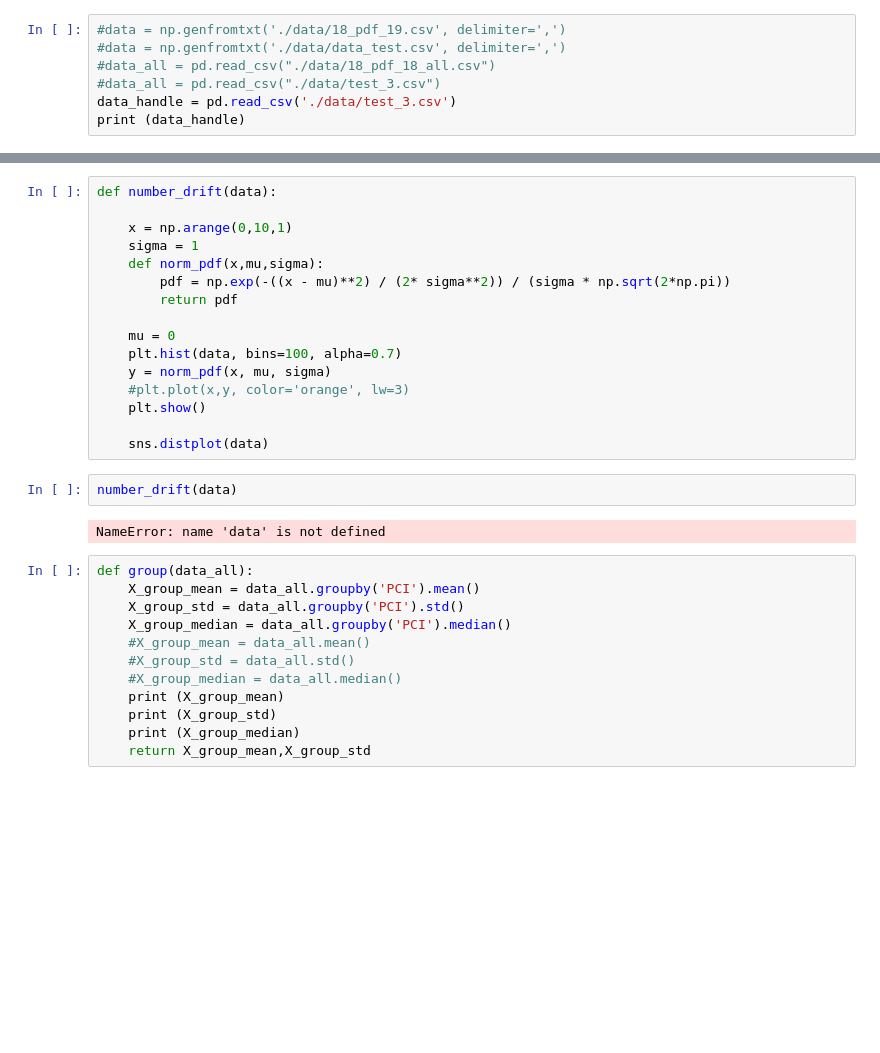
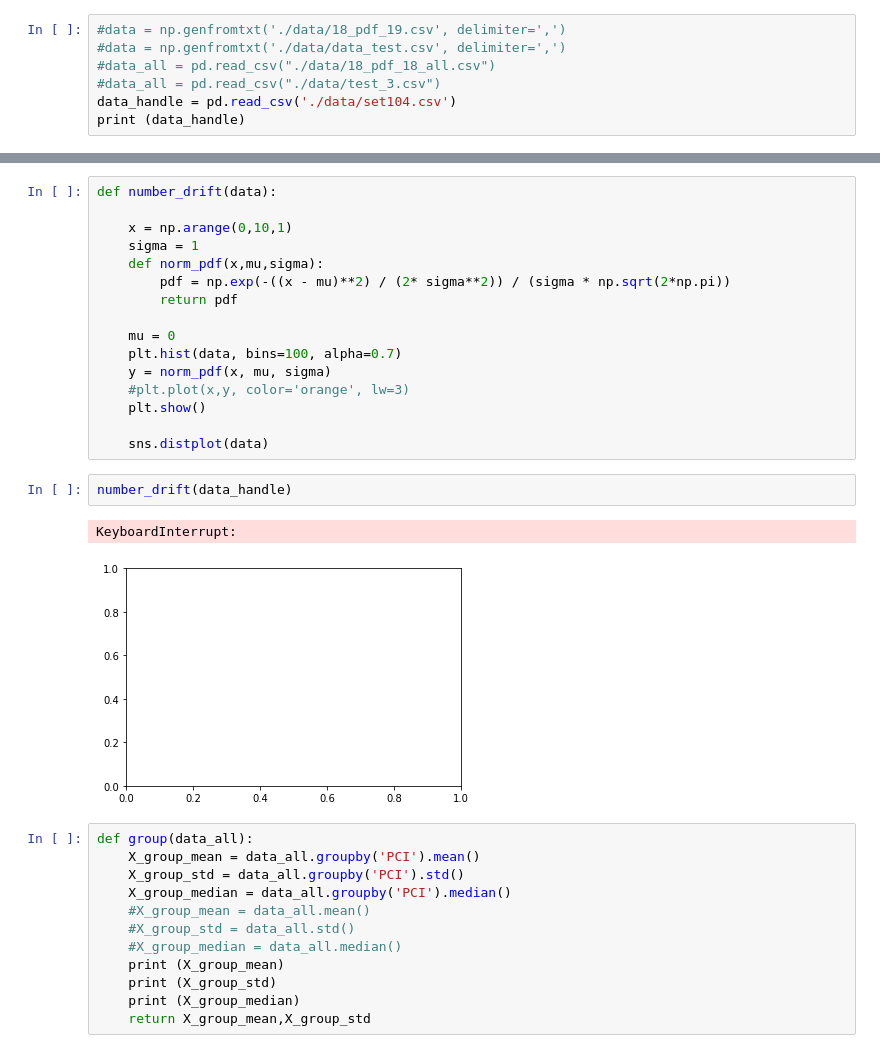
Before and after one commit to KJtiming/RadioMap, a Jupyter notebook: data_handle.ipynb, the cells around one changed output, grey strips where cells are left out. Drawn from its saved outputs; the diff is of its cells as text; blank space fills up the shorter version.

```diff
--- a/data_handle.ipynb
+++ b/data_handle.ipynb
@@ -16,6 +16,6 @@ from scipy.stats import shapiro
 #data = np.genfromtxt('./data/data_test.csv', delimiter=',')
 #data_all = pd.read_csv("./data/18_pdf_18_all.csv")
 #data_all = pd.read_csv("./data/test_3.csv")
-data_handle = pd.read_csv('./data/test_3.csv')
+data_handle = pd.read_csv('./data/set104.csv')
 print (data_handle)
 # %% [output]
@@ -53,9 +53,10 @@ def number_drift(data):
 
     sns.distplot(data)
 # %%
-number_drift(data)
+number_drift(data_handle)
 # %% [output]
-NameError: name 'data' is not defined
+KeyboardInterrupt:
+[figure, added]
 # %%
 def group(data_all):
     X_group_mean = data_all.groupby('PCI').mean()
```
Also changed, not shown: parts of 6 cells of this notebook, 5 other files.
